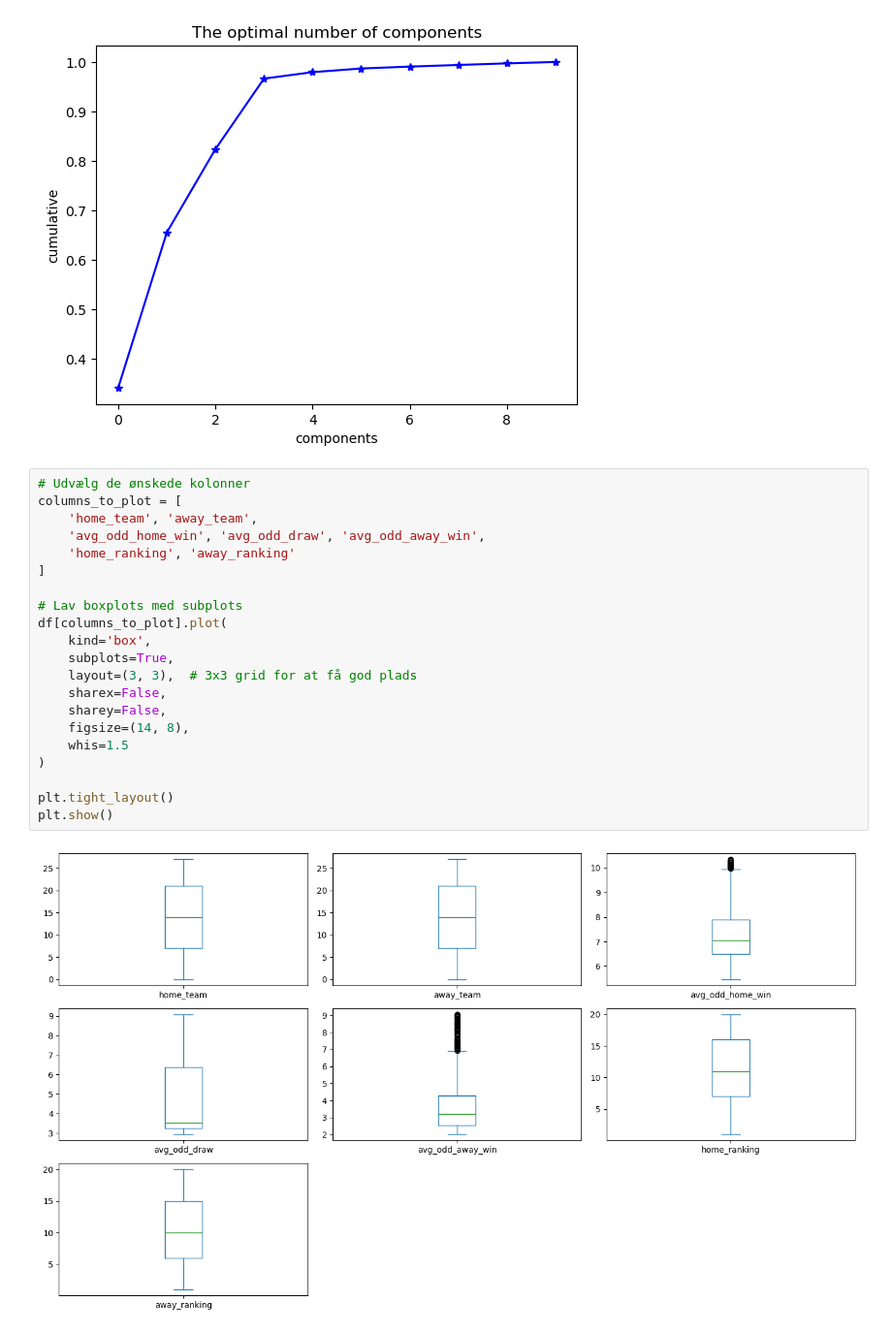
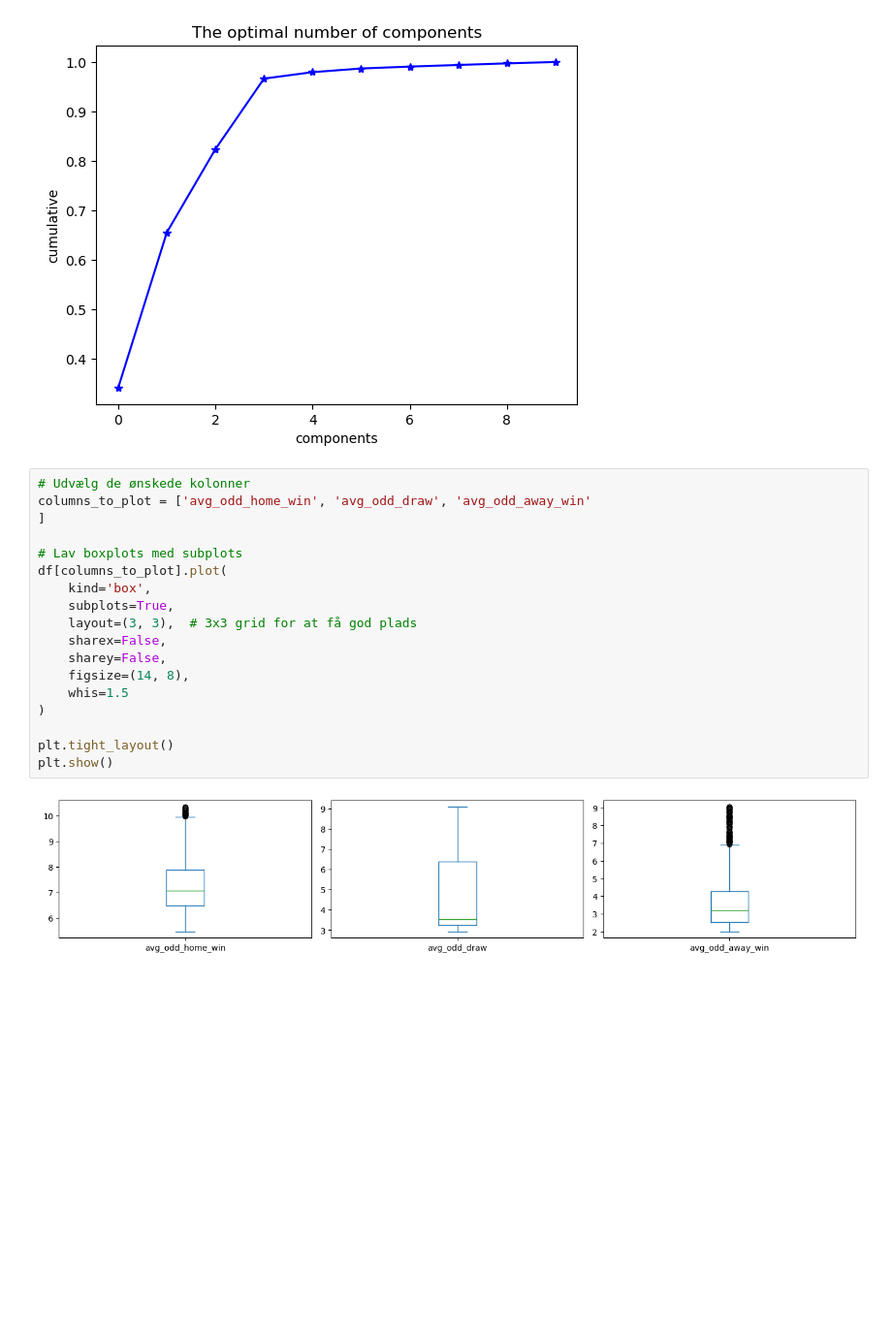
Before and after one commit to peterjanas/betting-BI, a Jupyter notebook: notebook/premier-eda.ipynb, the cells around one changed output. Shown at 97% size. Saved outputs shown, nothing was run; the diff lists cells and outputs as text; blank space fills up the shorter version.

```diff
--- a/notebook/premier-eda.ipynb
+++ b/notebook/premier-eda.ipynb
@@ -251,24 +248,21 @@ plt.show()
 [figure]
 # %%
 # Udvælg de ønskede kolonner
-columns_to_plot = [
-    'home_team', 'away_team',
-    'avg_odd_home_win', 'avg_odd_draw', 'avg_odd_away_win',
-    'home_ranking', 'away_ranking'
+columns_to_plot = ['avg_odd_home_win', 'avg_odd_draw', 'avg_odd_away_win'
 ]
 
 # Lav boxplots med subplots
 df[columns_to_plot].plot(
     kind='box',
     subplots=True,
     layout=(3, 3),  # 3x3 grid for at få god plads
     sharex=False,
     sharey=False,
     figsize=(14, 8),
     whis=1.5
 )
 
 plt.tight_layout()
 plt.show()
 # %% [output]
-[figure, old version]
+[figure, new version]
```
Also changed, not shown: parts of 1 cell of this notebook.
